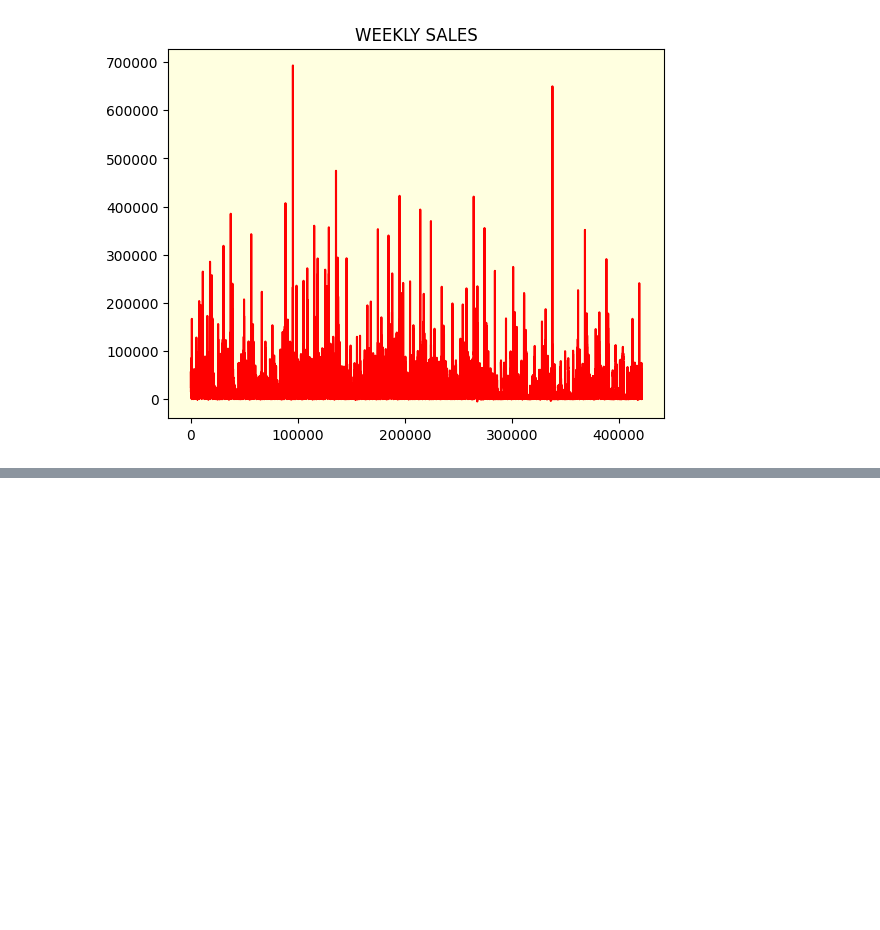
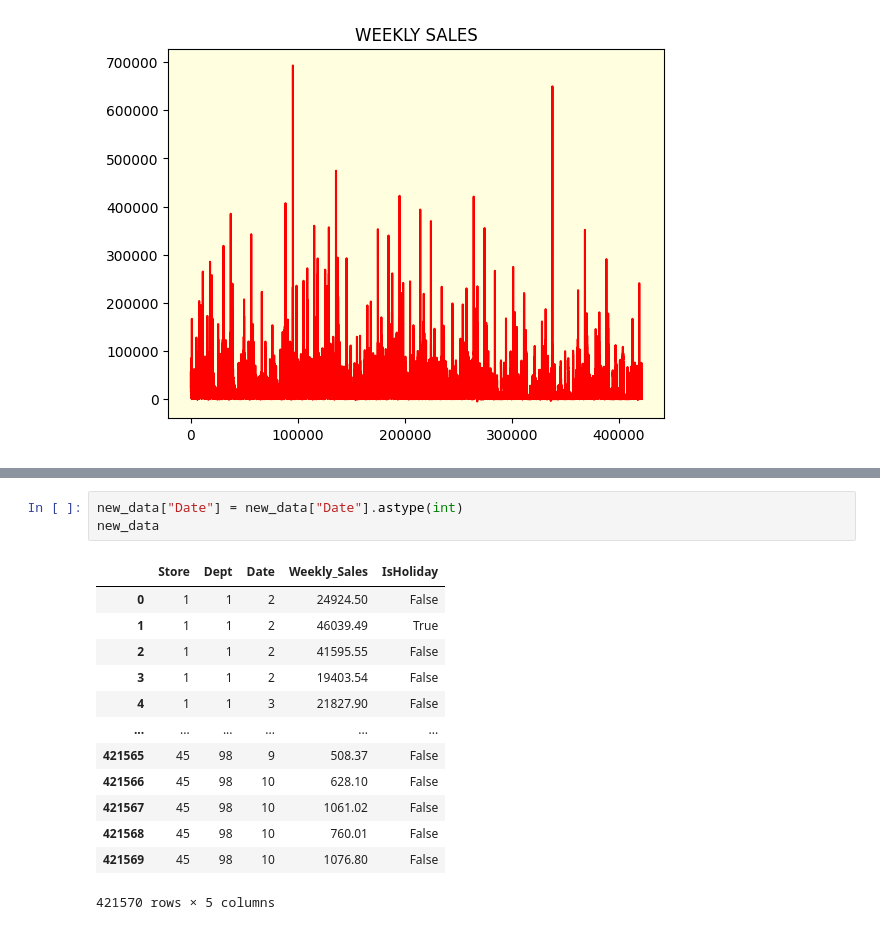
Before and after one commit to breakingcoders/walmart, a Jupyter notebook: walmart.ipynb, the cells around one changed output, grey strips where cells are left out. Cells and saved outputs as stored; diff of their text form; blank space fills up the shorter version.

```diff
--- a/walmart.ipynb
+++ b/walmart.ipynb
@@ -93,0 +128,17 @@ plt.show()
+# %%
+new_data["Date"] = new_data["Date"].astype(int)
+new_data
+# %% [output]
+|  | Store | Dept | Date | Weekly_Sales | IsHoliday |
+| 0 | 1 | 1 | 2 | 24924.50 | False |
+| 1 | 1 | 1 | 2 | 46039.49 | True |
+| 2 | 1 | 1 | 2 | 41595.55 | False |
+| 3 | 1 | 1 | 2 | 19403.54 | False |
+| 4 | 1 | 1 | 3 | 21827.90 | False |
+| ... | ... | ... | ... | ... | ... |
+| 421565 | 45 | 98 | 9 | 508.37 | False |
+| 421566 | 45 | 98 | 10 | 628.10 | False |
+| 421567 | 45 | 98 | 10 | 1061.02 | False |
+| 421568 | 45 | 98 | 10 | 760.01 | False |
+| 421569 | 45 | 98 | 10 | 1076.80 | False |
+421570 rows × 5 columns
```
Also changed, not shown: parts of 8 cells of this notebook.
